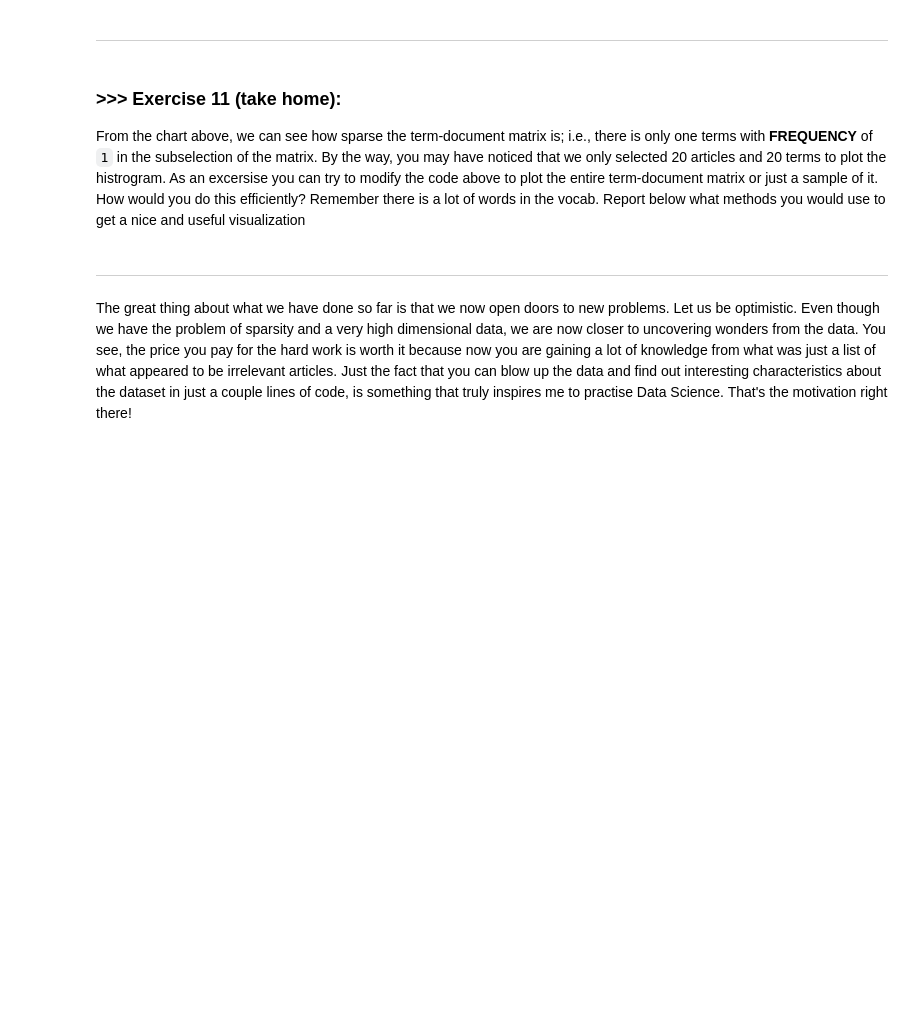
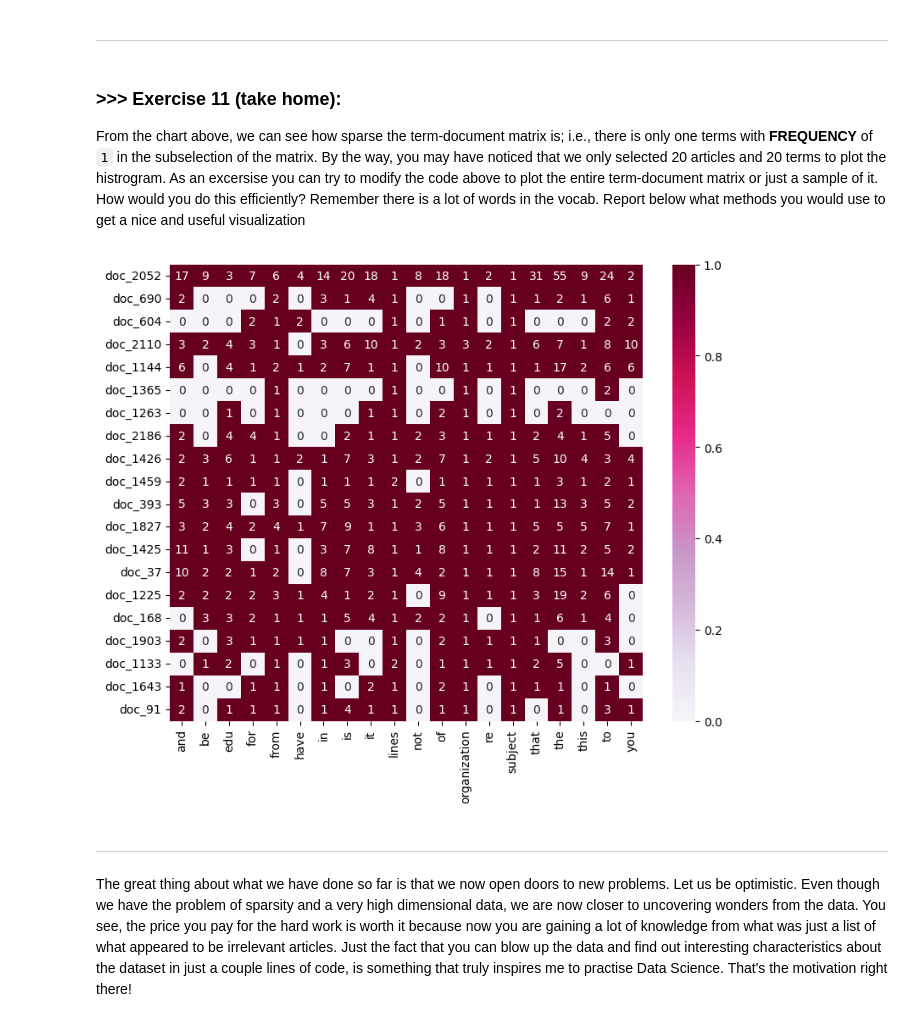
Before and after one commit to viljanenjuho/DM2025-Lab1-Exercise, a Jupyter notebook: DM2025-Lab1-Master.ipynb, the cells around one changed output. Saved outputs shown, nothing was run; the diff lists cells and outputs as text; code cells hidden in the pictures; blank space fills up the shorter version.

```diff
--- a/DM2025-Lab1-Master.ipynb
+++ b/DM2025-Lab1-Master.ipynb
@@ -1089,3 +1201,28 @@ From the chart above, we can see how sparse the term-document matrix is; i.e., t
+# %%
+# pick big a slice to show (tweak these)
+n_docs  = 20          # number of documents to plot
+n_terms = 20          # number of terms (columns) to plot
+
+# pick docs (random sample) and informative terms (top-K by document frequency)
+rng   = np.random.default_rng(0)
+rows  = rng.choice(X_counts.shape[0], size=min(n_docs, X_counts.shape[0]), replace=False)
+
+docfreq = np.asarray((X_counts > 0).sum(axis=0)).ravel()
+topk    = min(n_terms, X_counts.shape[1])
+cols    = np.argpartition(docfreq, -topk)[-topk:]     # indices of top terms
+cols    = np.sort(cols)
+
+# build the same plot_* variables your code uses
+plot_z = X_counts[rows][:, cols].toarray()
+plot_x = count_vect.get_feature_names_out()[cols]
+plot_y = [f"doc_{i}" for i in rows]
+
+# keep your existing seaborn heatmap call unchanged
+df_todraw = pd.DataFrame(plot_z, columns=plot_x, index=plot_y)
+plt.subplots(figsize=(9, 7))
+ax = sns.heatmap(df_todraw, cmap="PuRd", vmin=0, vmax=1, annot=True)
+# %% [output]
+[figure, added]
 # %% [markdown]
 ---
 # %% [markdown]
```
Also changed, not shown: parts of 22 cells of this notebook.
